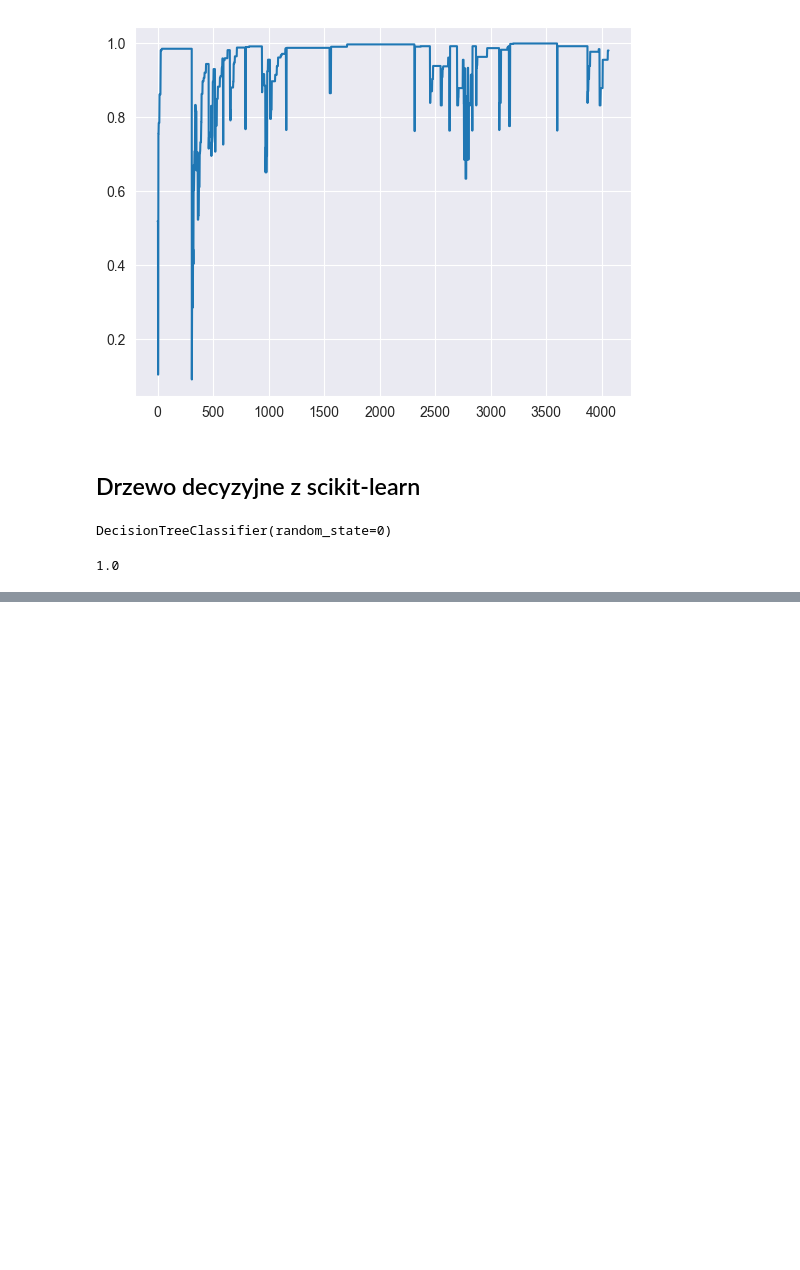
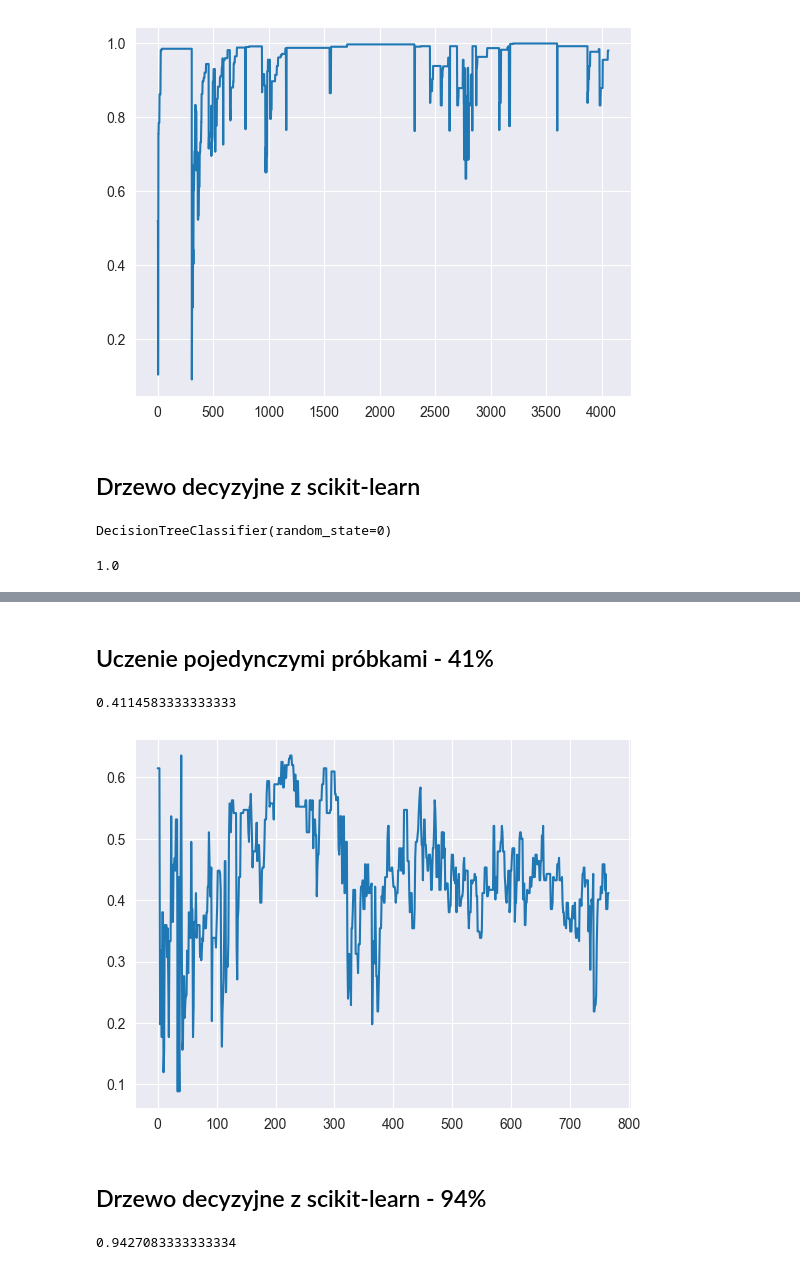
Before and after one commit to WojciechGierulski/UMA_23L, a Jupyter notebook: notebook.ipynb, the cells around one changed output, grey strips where cells are left out. Cells and saved outputs as stored; diff of their text form; code cells hidden in the pictures; blank space fills up the shorter version.

```diff
--- a/notebook.ipynb
+++ b/notebook.ipynb
@@ -78,0 +113,31 @@ accuracy_score(Y_test_encoded, y_pred)
+# %% [markdown]
+## Uczenie pojedynczymi próbkami - 41%
+# %%
+tree_samples = Node(Node.all_attributes)
+
+scores = []
+# train tree by single instances
+for i, row in train_data.iterrows():
+    r_df = pd.DataFrame(row.to_frame().T)
+    tree_samples = buildTree(r_df, tree_samples)
+    y_pred = predict(test_data, tree_samples)
+    scores.append(accuracy_score(Y_test, y_pred))
+
+seaborn.lineplot(scores)
+print(scores[-1])
+# %% [output]
+0.4114583333333333
+[figure, added]
+# %% [markdown]
+## Drzewo decyzyjne z scikit-learn - 94%
+# %%
+dtc = DecisionTreeClassifier(random_state=0)
+X_train_encoded = pd.get_dummies(X_train)
+X_test_encoded = pd.get_dummies(X_test)
+Y_train_encoded = pd.get_dummies(Y_train)
+Y_test_encoded = pd.get_dummies(Y_test)
+dtc.fit(X_train_encoded, Y_train_encoded)
+y_pred = dtc.predict(X_test_encoded)
+accuracy_score(Y_test_encoded, y_pred)
+# %% [output]
+0.9427083333333334
```
Also changed, not shown: parts of 7 cells of this notebook, 1 other file.
